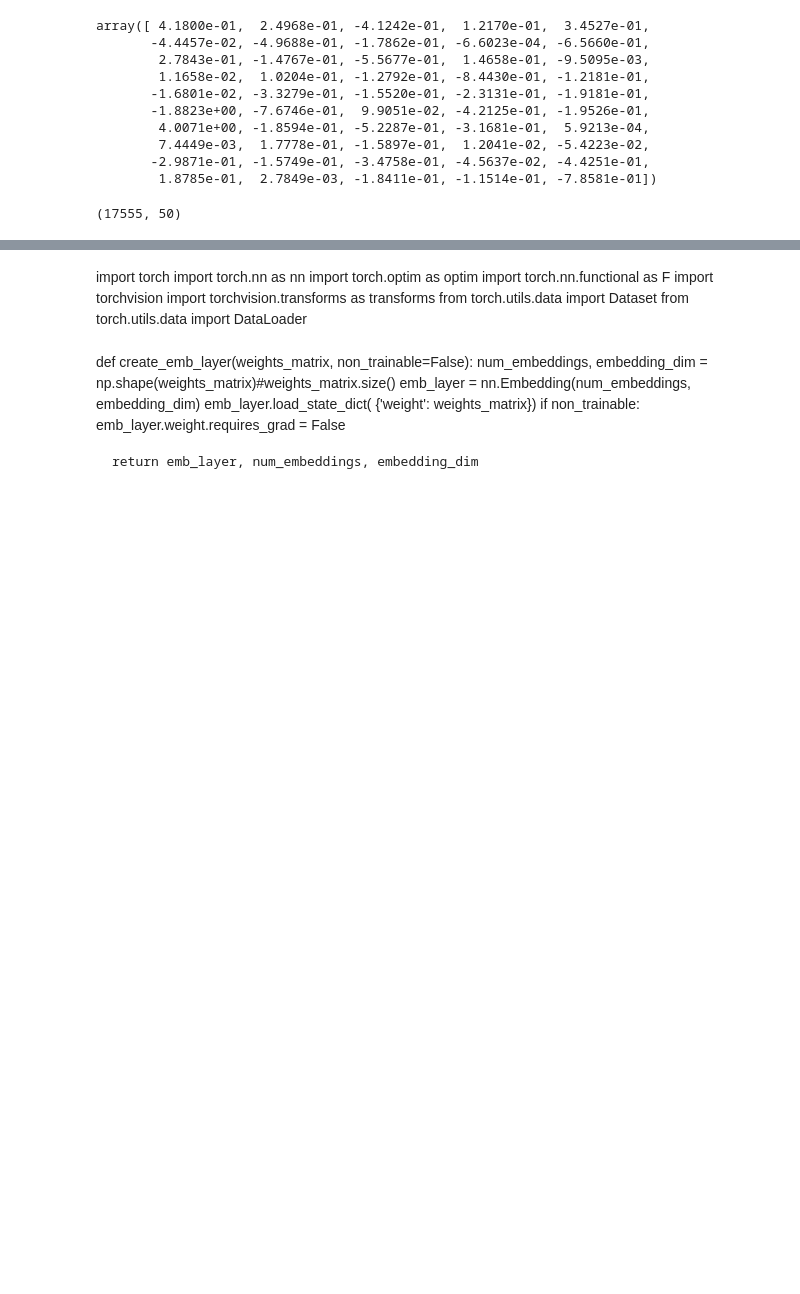
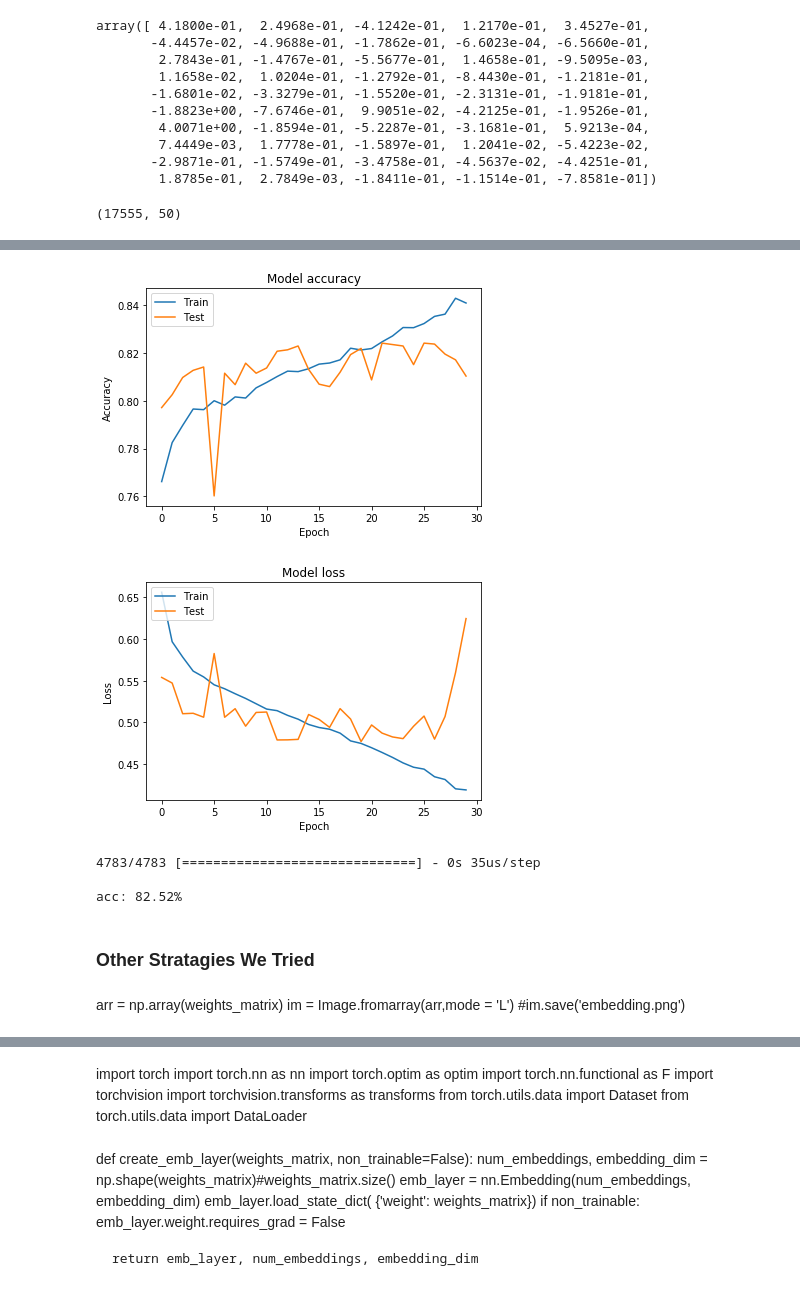
Before and after one commit to kv101/Hate-Speech-Detection, a Jupyter notebook: Hate-Speech Using LSTM.ipynb, the cells around one changed output, grey strips where cells are left out. Cells and saved outputs as stored; diff of their text form; code cells hidden in the pictures; blank space fills up the shorter version.

```diff
--- a/Hate-Speech Using LSTM.ipynb
+++ b/Hate-Speech Using LSTM.ipynb
@@ -242,0 +315,21 @@ im = Image.fromarray(arr,mode = 'L')
+# %%
+Y = df.output
+# %%
+model = Sequential()
+model.add(Dense(1000, input_dim=50, activation='relu'))
+model.add(Dense(300, activation='relu'))
+model.add(Dense(100, activation='relu'))
+model.add(Dense(50, activation='relu'))
+model.add(Dense(25, activation='relu'))
+model.add(Dense(12, activation='relu'))
+model.add(Dense(8, activation='relu'))
+model.add(Dense(3, activation='softmax'))
+sgd = keras.optimizers.SGD(lr=0.001, decay=1e-6, momentum=0.9, nesterov=True)
+model.compile(loss='sparse_categorical_crossentropy', optimizer='sgd', metrics=['accuracy'])
+# %%
+X_train = X[:20000]
+y_train = Y[:20000]
+X_test = X[20000:]
+y_test = Y[20000:]
+# %%
+history = model.fit(X_train, y_train, validation_split=0.25, epochs=30, batch_size=64,verbose=1)
@@ -242,0 +354,34 @@ im = Image.fromarray(arr,mode = 'L')
+# %%
+# Plot training & validation accuracy values
+plt.plot(history.history['acc'])
+plt.plot(history.history['val_acc'])
+plt.title('Model accuracy')
+plt.ylabel('Accuracy')
+plt.xlabel('Epoch')
+plt.legend(['Train', 'Test'], loc='upper left')
+plt.show()
+
+# Plot training & validation loss values
+plt.plot(history.history['loss'])
+plt.plot(history.history['val_loss'])
+plt.title('Model loss')
+plt.ylabel('Loss')
+plt.xlabel('Epoch')
+plt.legend(['Train', 'Test'], loc='upper left')
+plt.show()
+# %% [output]
+[figure, added]
+[figure, added]
+# %%
+scores = model.evaluate(X_test, y_test)
+print("\n%s: %.2f%%" % (model.metrics_names[1], scores[1]*100))
+# %% [output]
+4783/4783 [==============================] - 0s 35us/step
+
+acc: 82.52%
+# %% [markdown]
+### Other Stratagies We Tried
+# %% [markdown]
+arr = np.array(weights_matrix)
+im = Image.fromarray(arr,mode = 'L')
+#im.save('embedding.png')
```
Also changed, not shown: parts of 17 cells of this notebook.
